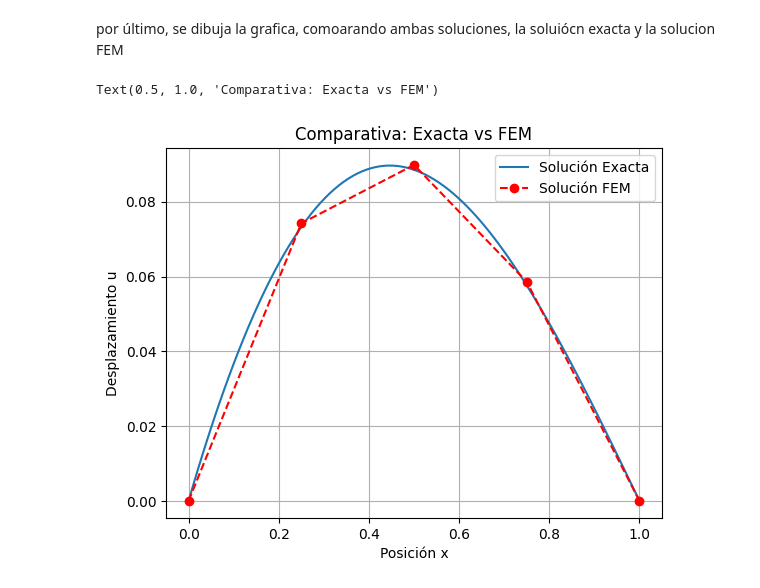
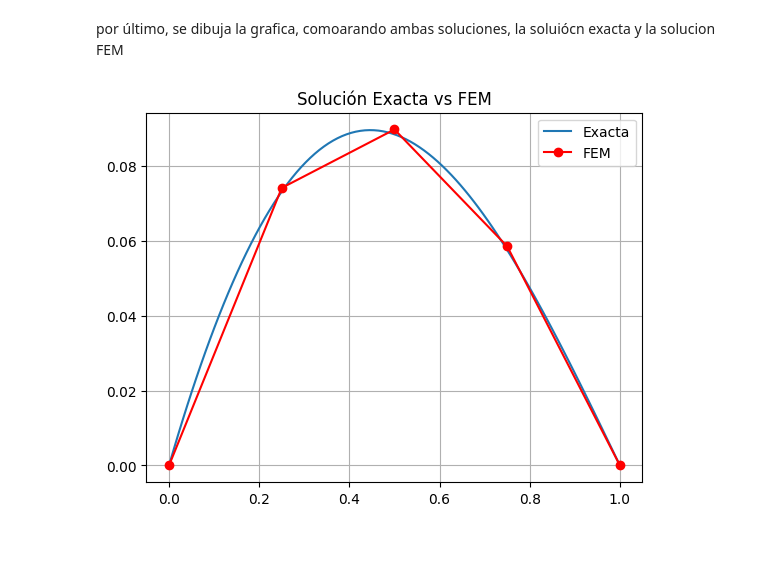
Before and after one commit to ramirezvillanadialidia-byte/EDPII, a Jupyter notebook: Extraordinario_22_de_enero.ipynb, the cells around one changed output. Drawn from its saved outputs; the diff is of its cells as text; code cells hidden in the pictures; blank space fills up the shorter version.

```diff
--- a/Extraordinario_22_de_enero.ipynb
+++ b/Extraordinario_22_de_enero.ipynb
@@ -185,22 +185,13 @@ El error en los nodos es:
 [0.000977 0.001302 0.000977]
 # %% [markdown]
 por último, se dibuja la grafica, comoarando ambas soluciones, la soluiócn exacta y la solucion FEM
-# %%
-#Se dibuja la gráfica
-x_curva = np.linspace(0, 1, 100)
-u_curva = [float(u_exacta_final.subs(x, val)) for val in x_curva]
-
-x_fem = [0, 0.25, 0.5, 0.75, 1]
-u_fem = [0, U_internos[0], U_internos[1], U_internos[2], 0]
-
-
-plt.plot(x_curva, u_curva, label='Solución Exacta')
-plt.plot(x_fem, u_fem, 'ro--', label='Solución FEM') # 'ro--' pone puntos rojos y línea punteada
-plt.legend()
-plt.grid()
-plt.xlabel('Posición x')
-plt.ylabel('Desplazamiento u')
-plt.title('Comparativa: Exacta vs FEM')
-# %% [output]
-Text(0.5, 1.0, 'Comparativa: Exacta vs FEM')
-[figure, removed]
+# %%
+# Graficamos los resultados
+plt.plot(x_curva, u_curva, label='Exacta') # Línea de la solución exacta
+plt.plot(x_fem, u_fem, 'ro-', label='FEM') # Puntos y líneas del método FEM
+plt.legend()
+plt.title('Solución Exacta vs FEM')
+plt.grid()
+plt.show()
+# %% [output]
+[figure, added]
```
Also changed, not shown: parts of 1 cell of this notebook.
